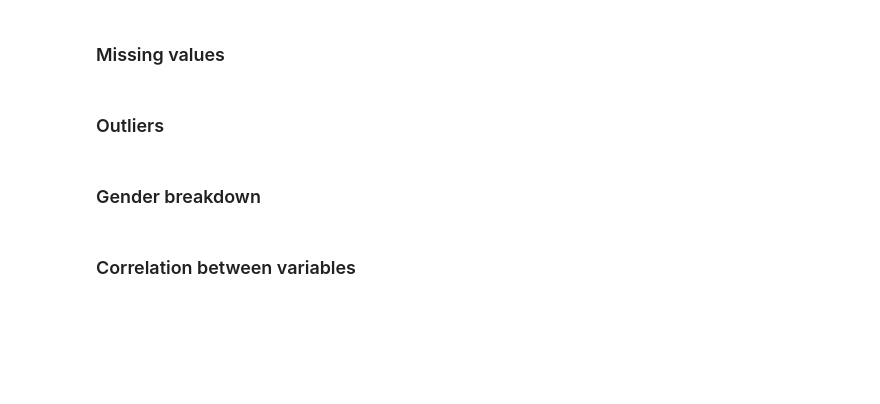
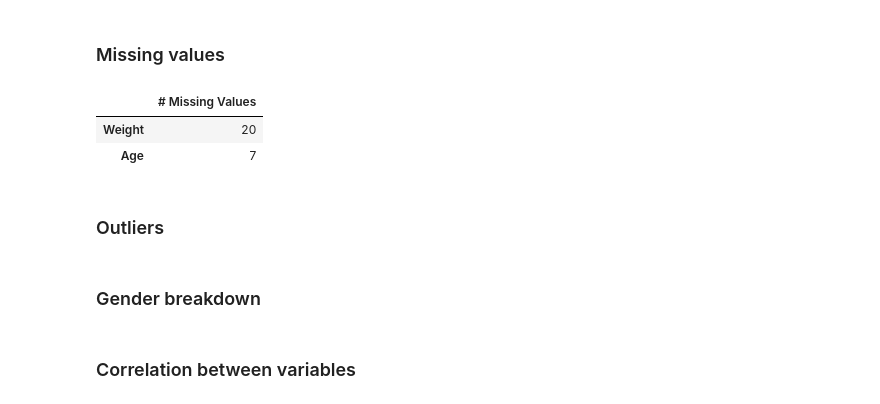
Before and after one commit to eudesz/AnyoneAI, a Jupyter notebook: Practice_Intro_to_Probability_and_Statistics.ipynb, the cells around one changed output. Drawn from its saved outputs; the diff is of its cells as text; code cells hidden in the pictures; blank space fills up the shorter version.

```diff
--- a/Practice_Intro_to_Probability_and_Statistics.ipynb
+++ b/Practice_Intro_to_Probability_and_Statistics.ipynb
@@ -41,5 +88,13 @@ young.head(5)
 # %% [markdown]
 ### Missing values
+# %%
+pd.DataFrame(df_copy.apply(lambda x: x.isna().sum()), columns= ['# Missing Values']) \
+.loc[fields_to_analyze] \
+.sort_values(by= '# Missing Values', ascending= False)
+# %% [output]
+|  | # Missing Values |
+| Weight | 20 |
+| Age | 7 |
 # %% [markdown]
 ### Outliers
 # %% [markdown]
```
Also changed, not shown: parts of 10 cells of this notebook.
